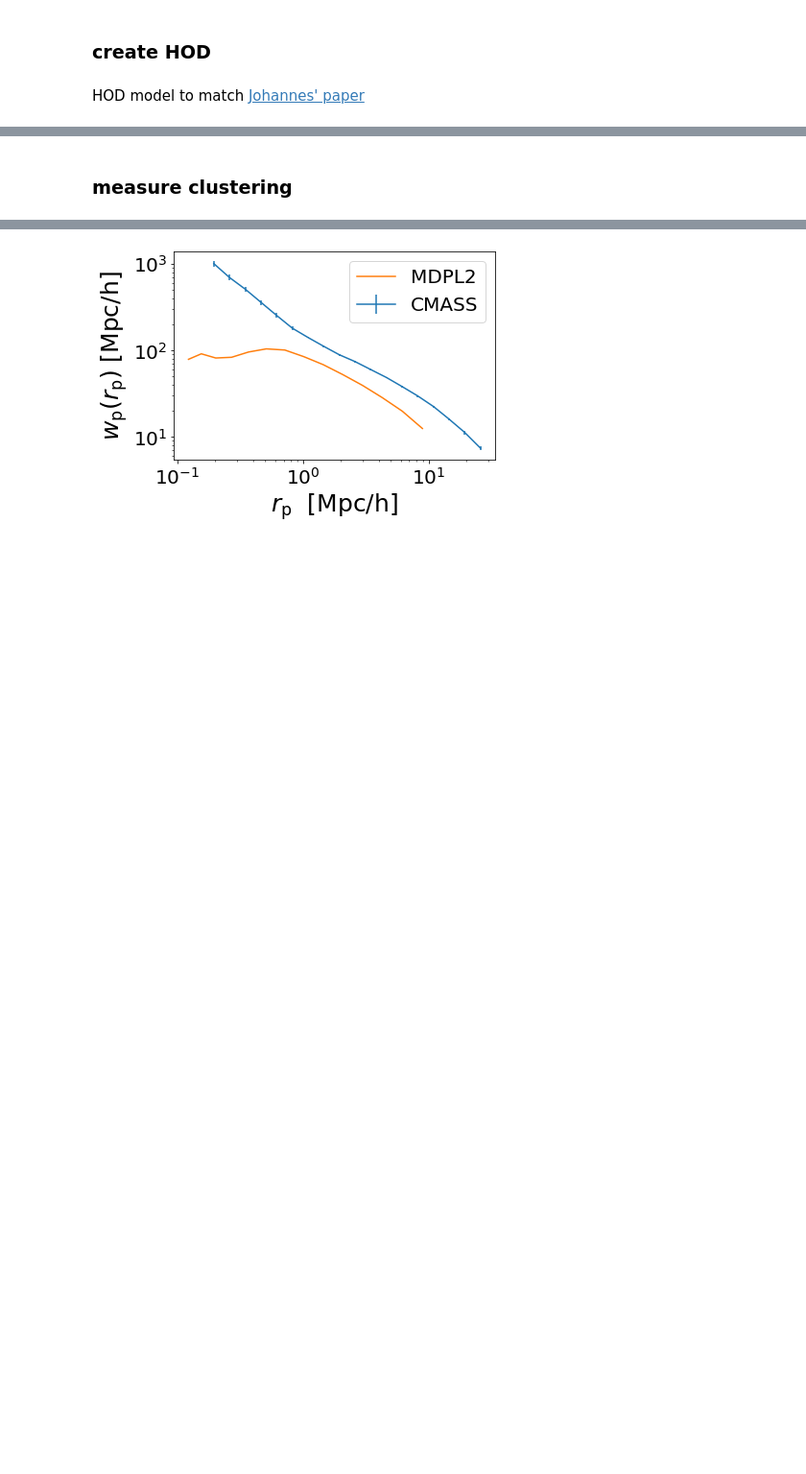
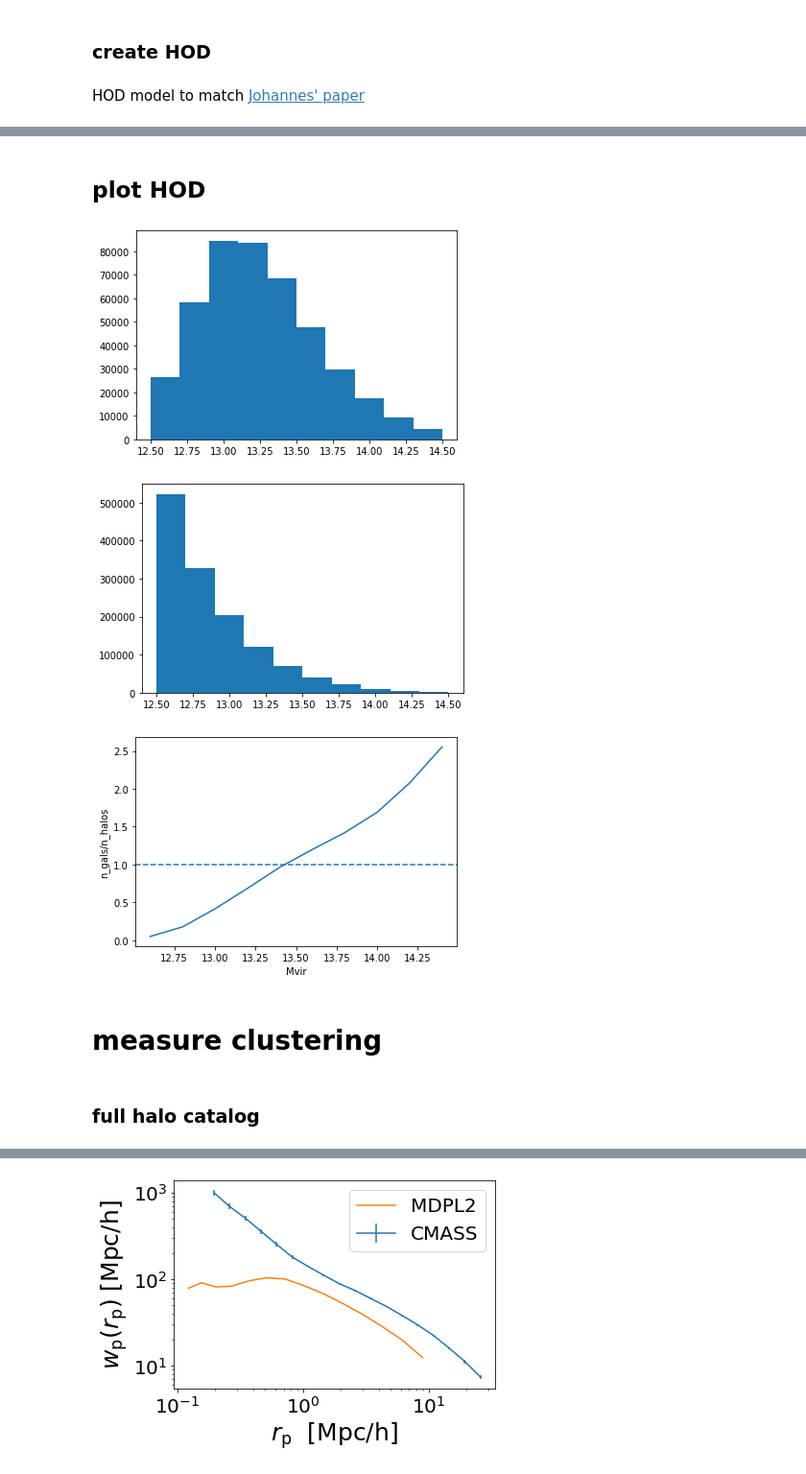
Before and after one commit to f-ardila/baryonic_effects, a Jupyter notebook: CMASS/cmass.ipynb, the cells around one changed output, grey strips where cells are left out. Shown: that part at 96% size. Saved outputs shown, nothing was run; the diff lists cells and outputs as text; code cells hidden in the pictures; blank space fills up the shorter version.

```diff
--- a/CMASS/cmass.ipynb
+++ b/CMASS/cmass.ipynb
@@ -36,7 +46,8 @@ ds_data = ascii.read(data_dir+ds_data_file, names = ['rp','ds','ds_err'])
 ### load catalogs
 # %%
 data_directory = '/Users/fardila/Documents/Data/baryonic_effects/CMASS/'
-halo_cat_file = 'halo_catalogs/mdpl2_hlist_0.65650_Mvir11.2.csv'
+queried_halo_cat_file = 'halo_catalogs/mdpl2_hlist_0.65650_Mvir11.2.csv'
 ### "row_id","Mvir","Rvir","M200c","M500c","x","y","z","scale"
+full_halo_cat_file = 'halo_catalogs/cut_halo_df.pkl'
 particle_cat_file = 'particle_catalogs/mdpl2_particles_0.6565_10m.dat'
 ### "x","y","z"
@@ -57,5 +58,6 @@ Wall time: 2min 16s
 # %%
-halo_df = pd.read_csv(data_directory+halo_cat_file)
+# halo_df = pd.read_csv(data_directory+queried_halo_cat_file)
+full_halo_df = pd.read_pickle(data_directory+full_halo_cat_file)
 particles_df = pd.read_csv(data_directory+particle_cat_file, delimiter ='     ', names=['x','y','z'])
 # %%
 ptcl_x = particles_df['x'].values
@@ -178,0 +227,29 @@ particle_positions = return_xyz_formatted_array(px, py, pz)
+# %% [markdown]
+## plot HOD
+# %%
+# Number of unique halos between 12.5 and 14.5
+# USe halo catalog Mvir here
+
+# Make a array between 12.5 and 14.5 with binwidth 0.2 dex
+dm=0.2
+mass_bins = np.arange(12.5,14.7,dm)
+mass_bin_centers = mass_bins[:-1]+(dm/2)
+
+# Count how many galaxies have Mvir in this bina nd divide by number of unique halos
+n_gals, _, _ = plt.hist(np.log10(model_instance.mock.galaxy_table['halo_mvir']), bins=mass_bins)
+plt.show()
+
+n_halos, _, _ = plt.hist(np.log10(mass), bins=mass_bins)
+plt.show()
+
+# plot mean number versus the array
+plt.plot(mass_bin_centers, n_gals/n_halos)
+plt.axhline(1, linestyle='--')
+plt.xlabel('Mvir')
+plt.ylabel('n_gals/n_halos')
+
+plt.show()
+# %% [output]
+[figure, added]
+[figure, added]
+[figure, added]
@@ -179,2 +262,2 @@ particle_positions = return_xyz_formatted_array(px, py, pz)
 # %% [markdown]
-### measure clustering
+# measure clustering
@@ -183 +264,3 @@ from halotools.mock_observables import wp
+# %% [markdown]
+### full halo catalog
 # %%
```
Also changed, not shown: parts of 29 cells of this notebook, 1 other file.
